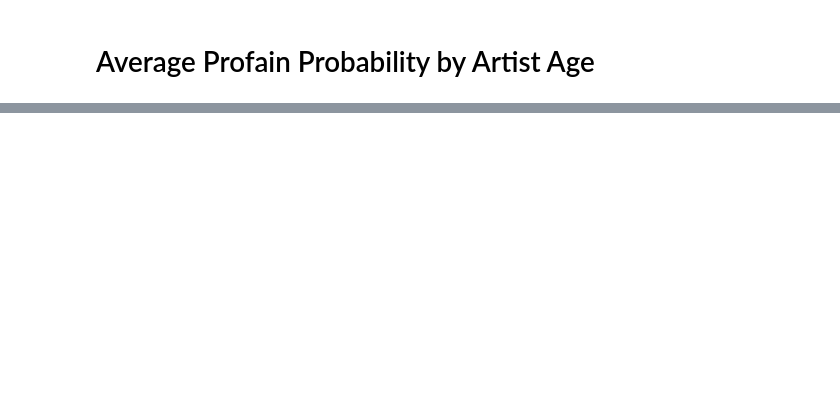
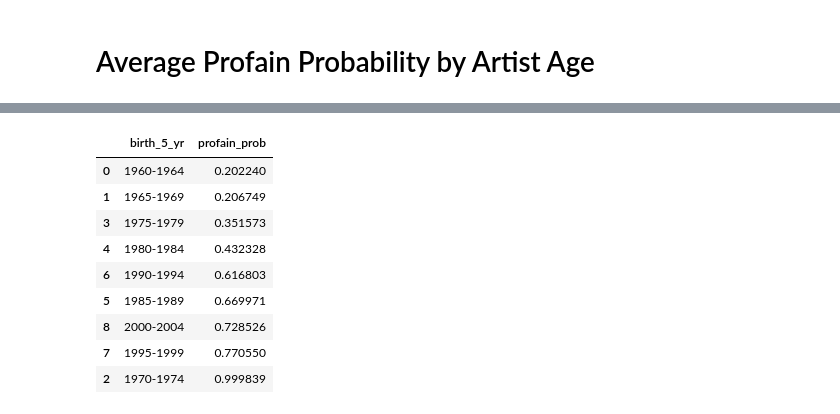
Before and after one commit to savyrosea/Genius_Lyrics_Analysis, a Jupyter notebook: notebooks/4_Profanity_Percent_By_Artist_Gender_Age.ipynb, the cells around one changed output, grey strips where cells are left out. Cells and saved outputs as stored; diff of their text form; code cells hidden in the pictures; blank space fills up the shorter version.

```diff
--- a/notebooks/4_Profanity_Percent_By_Artist_Gender_Age.ipynb
+++ b/notebooks/4_Profanity_Percent_By_Artist_Gender_Age.ipynb
@@ -75,0 +74,13 @@ songs.groupby('birth_decade')['profain_prob'].mean().reset_index().sort_values(b
+# %%
+songs.groupby('birth_5_yr')['profain_prob'].mean().reset_index().sort_values(by = 'profain_prob')
+# %% [output]
+|  | birth_5_yr | profain_prob |
+| 0 | 1960-1964 | 0.202240 |
+| 1 | 1965-1969 | 0.206749 |
+| 3 | 1975-1979 | 0.351573 |
+| 4 | 1980-1984 | 0.432328 |
+| 6 | 1990-1994 | 0.616803 |
+| 5 | 1985-1989 | 0.669971 |
+| 8 | 2000-2004 | 0.728526 |
+| 7 | 1995-1999 | 0.770550 |
+| 2 | 1970-1974 | 0.999839 |
```
Also changed, not shown: parts of 8 cells of this notebook, 2 other files.
